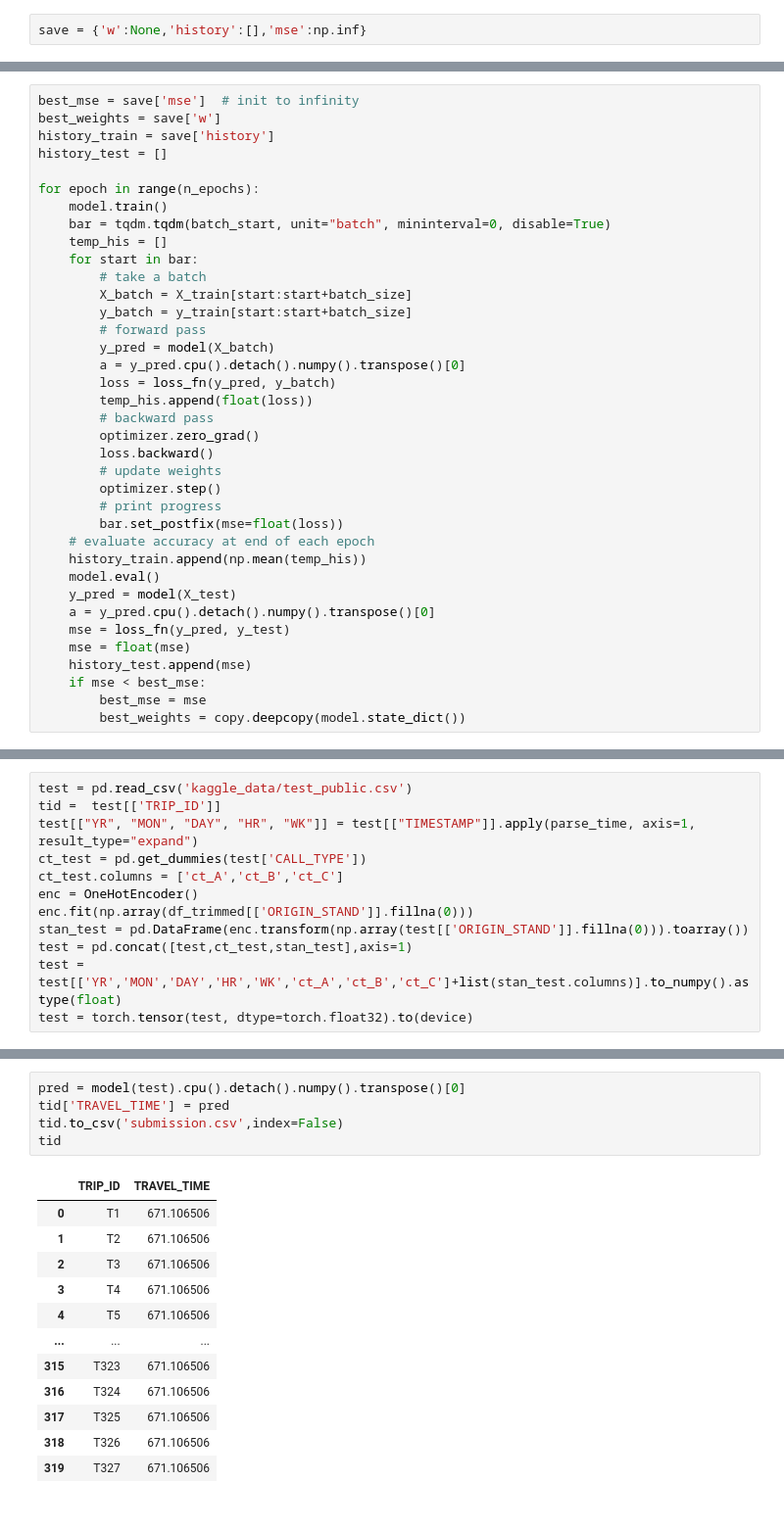
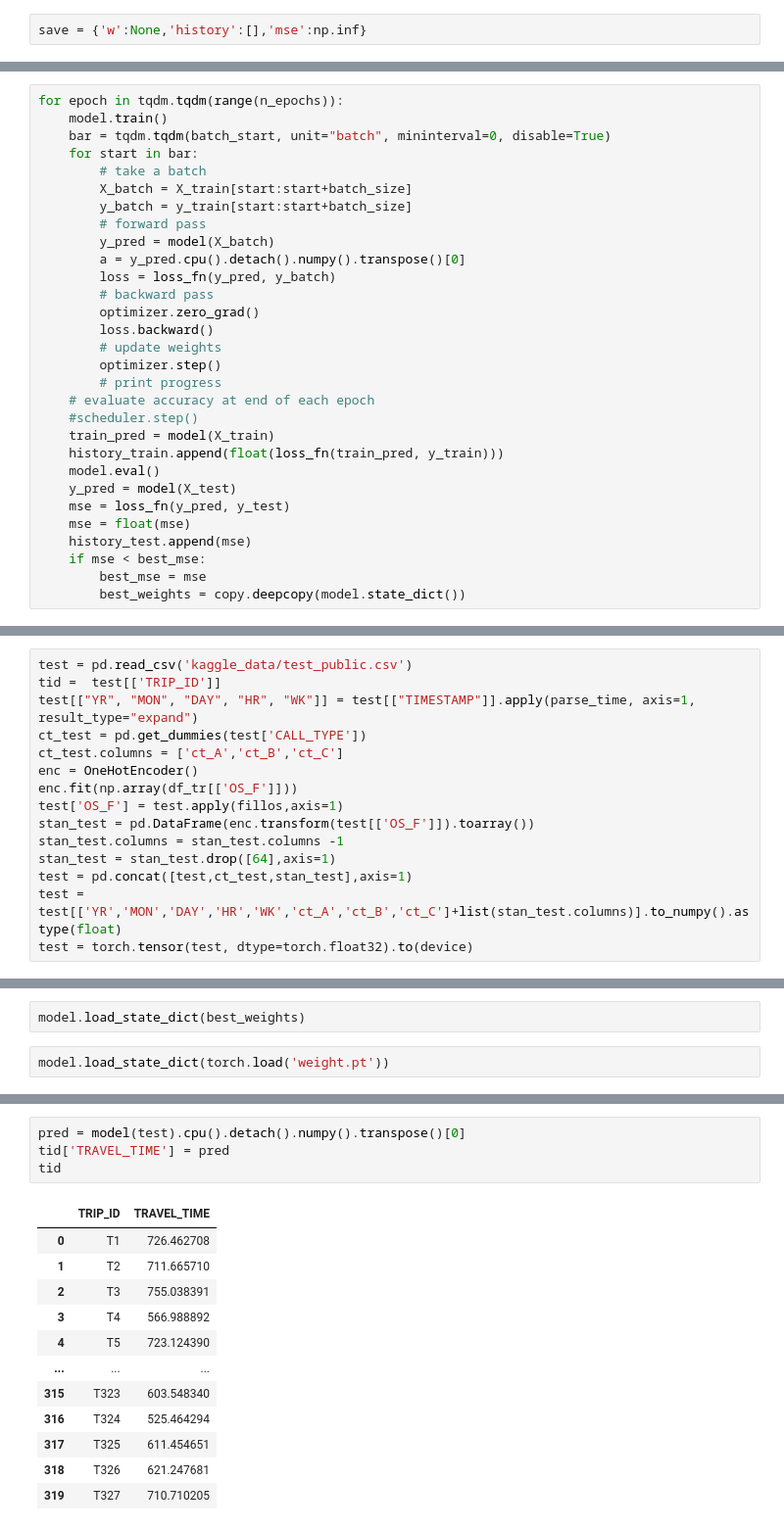
Before and after one commit to sunwoo604/cse151bcomp, a Jupyter notebook: SunnwooKimsNotebook.ipynb, the cells around one changed output, grey strips where cells are left out. Shown at 98% size. Drawn from its saved outputs; the diff is of its cells as text.

```diff
--- a/SunnwooKimsNotebook.ipynb
+++ b/SunnwooKimsNotebook.ipynb
@@ -254,13 +236,7 @@ batch_start = torch.arange(0, len(X_train), batch_size)
 # %%
-best_mse = save['mse']  # init to infinity
-best_weights = save['w']
-history_train = save['history']
-history_test = []
-
-for epoch in range(n_epochs):
+for epoch in tqdm.tqdm(range(n_epochs)):
     model.train()
     bar = tqdm.tqdm(batch_start, unit="batch", mininterval=0, disable=True)
-    temp_his = []
     for start in bar:
         # take a batch
         X_batch = X_train[start:start+batch_size]
@@ -269,19 +245,18 @@ for epoch in range(n_epochs):
         y_pred = model(X_batch)
         a = y_pred.cpu().detach().numpy().transpose()[0]
         loss = loss_fn(y_pred, y_batch)
-        temp_his.append(float(loss))
         # backward pass
         optimizer.zero_grad()
         loss.backward()
         # update weights
         optimizer.step()
         # print progress
-        bar.set_postfix(mse=float(loss))
     # evaluate accuracy at end of each epoch
-    history_train.append(np.mean(temp_his))
+    #scheduler.step()
+    train_pred = model(X_train)
+    history_train.append(float(loss_fn(train_pred, y_train)))
     model.eval()
     y_pred = model(X_test)
-    a = y_pred.cpu().detach().numpy().transpose()[0]
     mse = loss_fn(y_pred, y_test)
     mse = float(mse)
     history_test.append(mse)
@@ -311,8 +298,11 @@ test[["YR", "MON", "DAY", "HR", "WK"]] = test[["TIMESTAMP"]].apply(parse_time, a
 ct_test = pd.get_dummies(test['CALL_TYPE'])
 ct_test.columns = ['ct_A','ct_B','ct_C']
 enc = OneHotEncoder()
-enc.fit(np.array(df_trimmed[['ORIGIN_STAND']].fillna(0)))
-stan_test = pd.DataFrame(enc.transform(np.array(test[['ORIGIN_STAND']].fillna(0))).toarray())
+enc.fit(np.array(df_tr[['OS_F']]))
+test['OS_F'] = test.apply(fillos,axis=1)
+stan_test = pd.DataFrame(enc.transform(test[['OS_F']]).toarray())
+stan_test.columns = stan_test.columns -1
+stan_test = stan_test.drop([64],axis=1)
 test = pd.concat([test,ct_test,stan_test],axis=1)
 test = test[['YR','MON','DAY','HR','WK','ct_A','ct_B','ct_C']+list(stan_test.columns)].to_numpy().astype(float)
 test = torch.tensor(test, dtype=torch.float32).to(device)
@@ -332,0 +313,4 @@ import math
+# %%
+model.load_state_dict(best_weights)
+# %%
+model.load_state_dict(torch.load('weight.pt'))
@@ -333,19 +319,18 @@ import math
 # %%
 pred = model(test).cpu().detach().numpy().transpose()[0]
 tid['TRAVEL_TIME'] = pred
-tid.to_csv('submission.csv',index=False)
 tid
 # %% [output]
 |  | TRIP_ID | TRAVEL_TIME |
-| 0 | T1 | 671.106506 |
-| 1 | T2 | 671.106506 |
-| 2 | T3 | 671.106506 |
-| 3 | T4 | 671.106506 |
-| 4 | T5 | 671.106506 |
+| 0 | T1 | 726.462708 |
+| 1 | T2 | 711.665710 |
+| 2 | T3 | 755.038391 |
+| 3 | T4 | 566.988892 |
+| 4 | T5 | 723.124390 |
 | ... | ... | ... |
-| 315 | T323 | 671.106506 |
-| 316 | T324 | 671.106506 |
-| 317 | T325 | 671.106506 |
-| 318 | T326 | 671.106506 |
-| 319 | T327 | 671.106506 |
+| 315 | T323 | 603.548340 |
+| 316 | T324 | 525.464294 |
+| 317 | T325 | 611.454651 |
+| 318 | T326 | 621.247681 |
+| 319 | T327 | 710.710205 |
 320 rows × 2 columns
```
Also changed, not shown: parts of 44 cells of this notebook.
